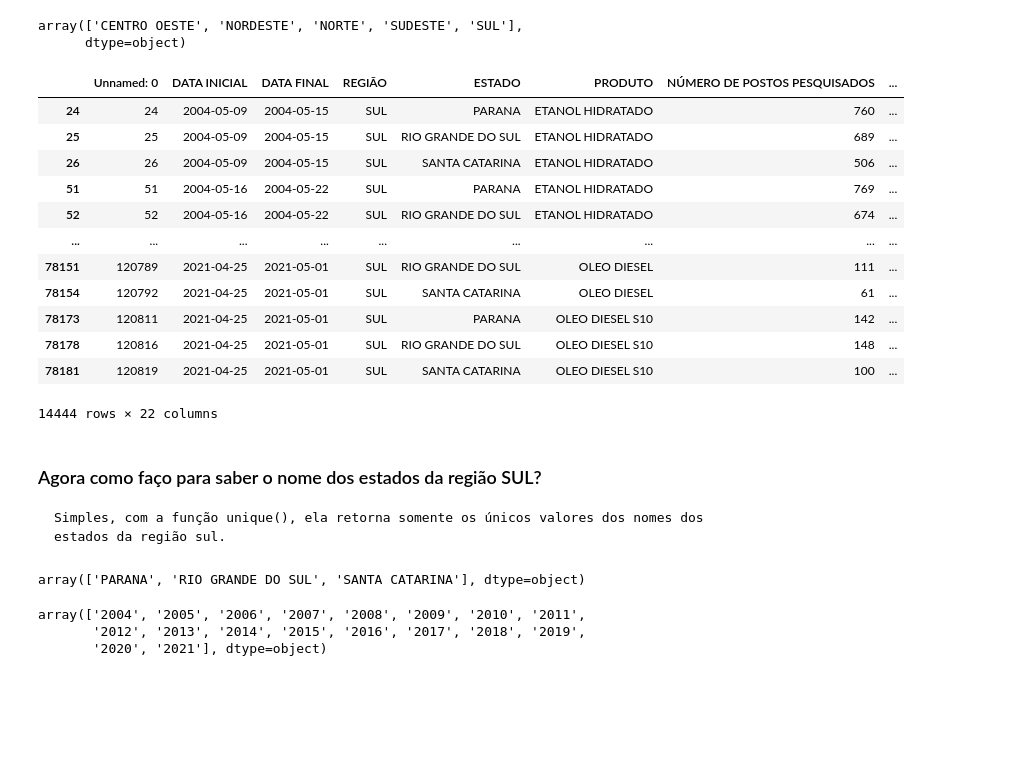
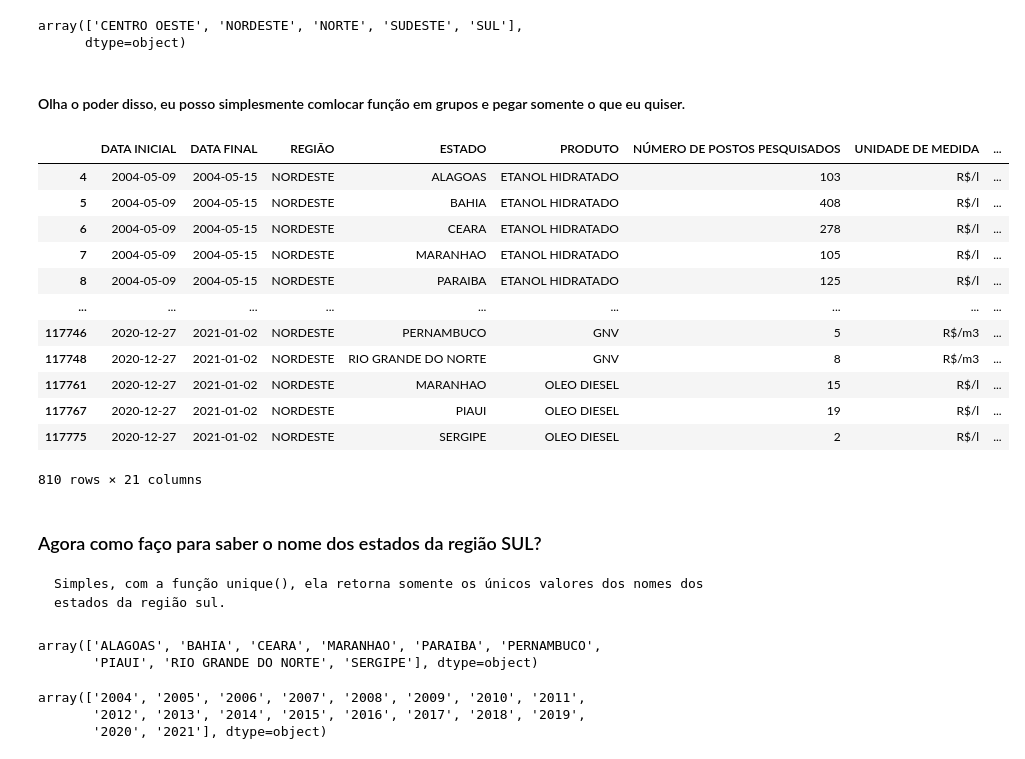
Before and after one commit to Jefferson170713/Data_Science, a Jupyter notebook: 02 Analisando dados com Pandas/Exercício/Exercício_GasolinaBr.ipynb, the cells around one changed output. Cells and saved outputs as stored; diff of their text form; code cells hidden in the pictures; blank space fills up the shorter version.

Commit message:
Finalizando o exercício de pandas.

```diff
--- a/02 Analisando dados com Pandas/Exercício/Exercício_GasolinaBr.ipynb
+++ b/02 Analisando dados com Pandas/Exercício/Exercício_GasolinaBr.ipynb
@@ -7,9 +7,9 @@
 # %%
 import pandas as pd
 # %%
-df_1 = pd.read_csv('C:/Users/55859/Desktop/Estudos/Data Science/02 Analisando dados com Pandas/DataSetes/gasolina_2000+.csv')
+df_1 = pd.read_csv('C:/Users/55859/Desktop/Estudos/Data Science/02 Analisando dados com Pandas/DataSetes/gasolina_2000+.csv', index_col = 0)
 # %%
-df_2 = pd.read_csv('C:/Users/55859/Desktop/Estudos/Data Science/02 Analisando dados com Pandas/DataSetes/gasolina_2010+.csv')
+df_2 = pd.read_csv('C:/Users/55859/Desktop/Estudos/Data Science/02 Analisando dados com Pandas/DataSetes/gasolina_2010+.csv', index_col = 0)
 # %% [markdown]
 ### 2.Investigue as colunas e entenda o conjunto de dados usando o head() e info()
 # %%
@@ -341,30 +341,34 @@ df["REGIÃO"].unique()
 # %% [output]
 array(['CENTRO OESTE', 'NORDESTE', 'NORTE', 'SUDESTE', 'SUL'],
       dtype=object)
+# %% [markdown]
+#### Olha o poder disso, eu posso simplesmente comlocar função em grupos e pegar somente o que eu quiser.
 # %%
-teste_aux = df[df['REGIÃO'] == 'SUL']
-teste_aux
+teste_aux = df[df['REGIÃO'] == 'NORDESTE']
+teste_x = teste_aux.groupby(['ESTADO','ESTADO','ANO'])
+teste_x.head()
 # %% [output]
-|  | Unnamed: 0 | DATA INICIAL | DATA FINAL | REGIÃO | ESTADO | PRODUTO | NÚMERO DE POSTOS PESQUISADOS | ... |
-| 24 | 24 | 2004-05-09 | 2004-05-15 | SUL | PARANA | ETANOL HIDRATADO | 760 | ... |
-| 25 | 25 | 2004-05-09 | 2004-05-15 | SUL | RIO GRANDE DO SUL | ETANOL HIDRATADO | 689 | ... |
-| 26 | 26 | 2004-05-09 | 2004-05-15 | SUL | SANTA CATARINA | ETANOL HIDRATADO | 506 | ... |
-| 51 | 51 | 2004-05-16 | 2004-05-22 | SUL | PARANA | ETANOL HIDRATADO | 769 | ... |
-| 52 | 52 | 2004-05-16 | 2004-05-22 | SUL | RIO GRANDE DO SUL | ETANOL HIDRATADO | 674 | ... |
+|  | DATA INICIAL | DATA FINAL | REGIÃO | ESTADO | PRODUTO | NÚMERO DE POSTOS PESQUISADOS | UNIDADE DE MEDIDA | ... |
+| 4 | 2004-05-09 | 2004-05-15 | NORDESTE | ALAGOAS | ETANOL HIDRATADO | 103 | R$/l | ... |
+| 5 | 2004-05-09 | 2004-05-15 | NORDESTE | BAHIA | ETANOL HIDRATADO | 408 | R$/l | ... |
+| 6 | 2004-05-09 | 2004-05-15 | NORDESTE | CEARA | ETANOL HIDRATADO | 278 | R$/l | ... |
+| 7 | 2004-05-09 | 2004-05-15 | NORDESTE | MARANHAO | ETANOL HIDRATADO | 105 | R$/l | ... |
+| 8 | 2004-05-09 | 2004-05-15 | NORDESTE | PARAIBA | ETANOL HIDRATADO | 125 | R$/l | ... |
 | ... | ... | ... | ... | ... | ... | ... | ... | ... |
-| 78151 | 120789 | 2021-04-25 | 2021-05-01 | SUL | RIO GRANDE DO SUL | OLEO DIESEL | 111 | ... |
-| 78154 | 120792 | 2021-04-25 | 2021-05-01 | SUL | SANTA CATARINA | OLEO DIESEL | 61 | ... |
-| 78173 | 120811 | 2021-04-25 | 2021-05-01 | SUL | PARANA | OLEO DIESEL S10 | 142 | ... |
-| 78178 | 120816 | 2021-04-25 | 2021-05-01 | SUL | RIO GRANDE DO SUL | OLEO DIESEL S10 | 148 | ... |
-| 78181 | 120819 | 2021-04-25 | 2021-05-01 | SUL | SANTA CATARINA | OLEO DIESEL S10 | 100 | ... |
+| 117746 | 2020-12-27 | 2021-01-02 | NORDESTE | PERNAMBUCO | GNV | 5 | R$/m3 | ... |
+| 117748 | 2020-12-27 | 2021-01-02 | NORDESTE | RIO GRANDE DO NORTE | GNV | 8 | R$/m3 | ... |
+| 117761 | 2020-12-27 | 2021-01-02 | NORDESTE | MARANHAO | OLEO DIESEL | 15 | R$/l | ... |
+| 117767 | 2020-12-27 | 2021-01-02 | NORDESTE | PIAUI | OLEO DIESEL | 19 | R$/l | ... |
+| 117775 | 2020-12-27 | 2021-01-02 | NORDESTE | SERGIPE | OLEO DIESEL | 2 | R$/l | ... |
-14444 rows × 22 columns
+810 rows × 21 columns
 # %% [markdown]
 ### Agora como faço para saber o nome dos estados da região SUL?
     Simples, com a função unique(), ela retorna somente os únicos valores dos nomes dos estados da região sul.
 # %%
 teste_aux['ESTADO'].unique()
 # %% [output]
-array(['PARANA', 'RIO GRANDE DO SUL', 'SANTA CATARINA'], dtype=object)
+array(['ALAGOAS', 'BAHIA', 'CEARA', 'MARANHAO', 'PARAIBA', 'PERNAMBUCO',
+       'PIAUI', 'RIO GRANDE DO NORTE', 'SERGIPE'], dtype=object)
 # %%
 teste_aux['ANO'].unique()
 # %% [output]
```
Also changed, not shown: parts of 18 cells of this notebook.
